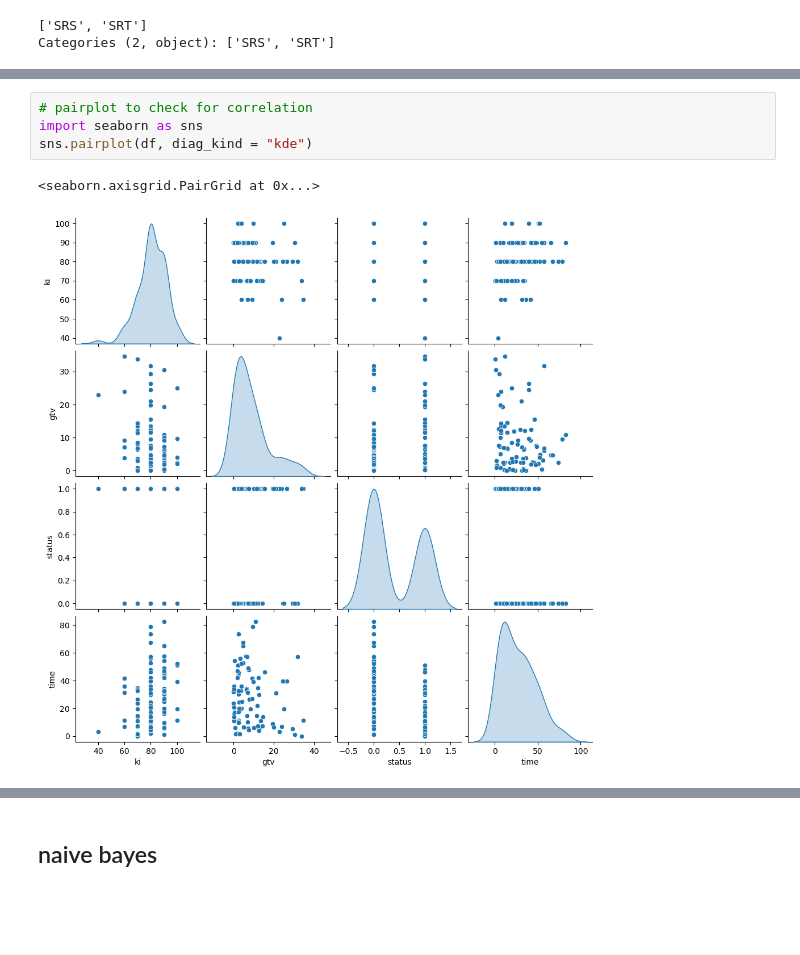
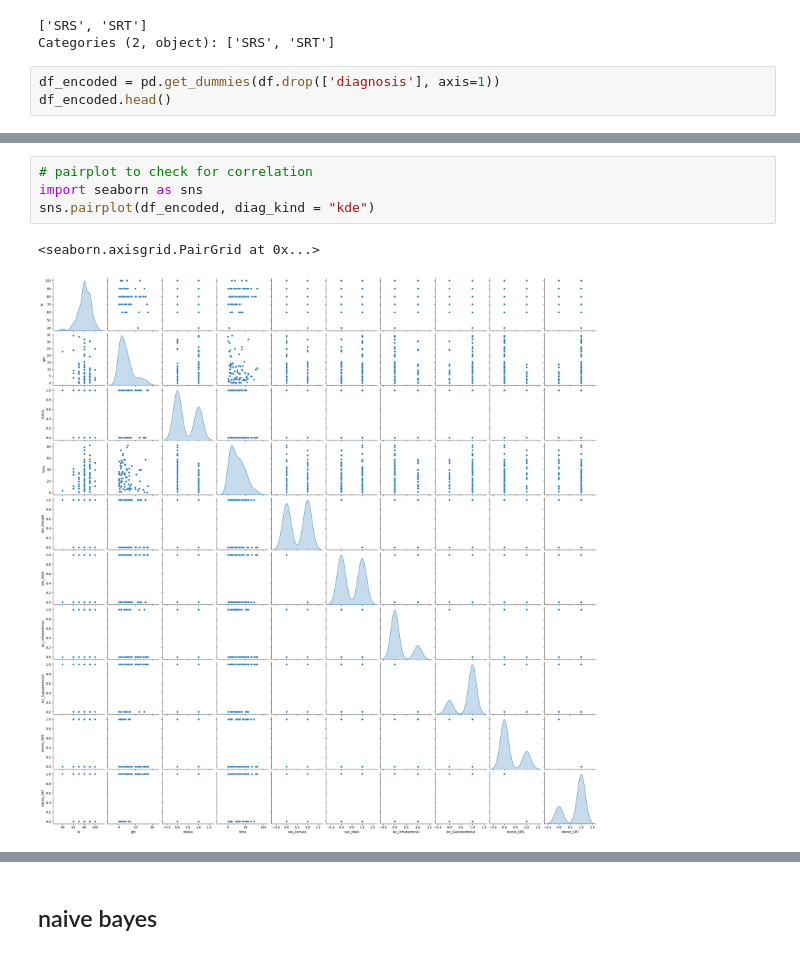
Before and after one commit to jlang62/machine-learning-exercises, a Jupyter notebook: exam/notebooks/Problem2.ipynb, the cells around one changed output, grey strips where cells are left out. Saved outputs shown, nothing was run; the diff lists cells and outputs as text; blank space fills up the shorter version.

```diff
--- a/exam/notebooks/Problem2.ipynb
+++ b/exam/notebooks/Problem2.ipynb
@@ -81,3 +81,6 @@ df['stereo'].unique()
 # %% [output]
 ['SRS', 'SRT']
 Categories (2, object): ['SRS', 'SRT']
+# %%
+df_encoded = pd.get_dummies(df.drop(['diagnosis'], axis=1))
+df_encoded.head()
@@ -84,8 +94,8 @@ Categories (2, object): ['SRS', 'SRT']
 # %%
 # pairplot to check for correlation
 import seaborn as sns
-sns.pairplot(df, diag_kind = "kde")
+sns.pairplot(df_encoded, diag_kind = "kde")
 # %% [output]
 <seaborn.axisgrid.PairGrid at 0x...>
-[figure, old version]
+[figure, new version]
 # %%
```
Also changed, not shown: parts of 10 cells of this notebook, 3 other files.
